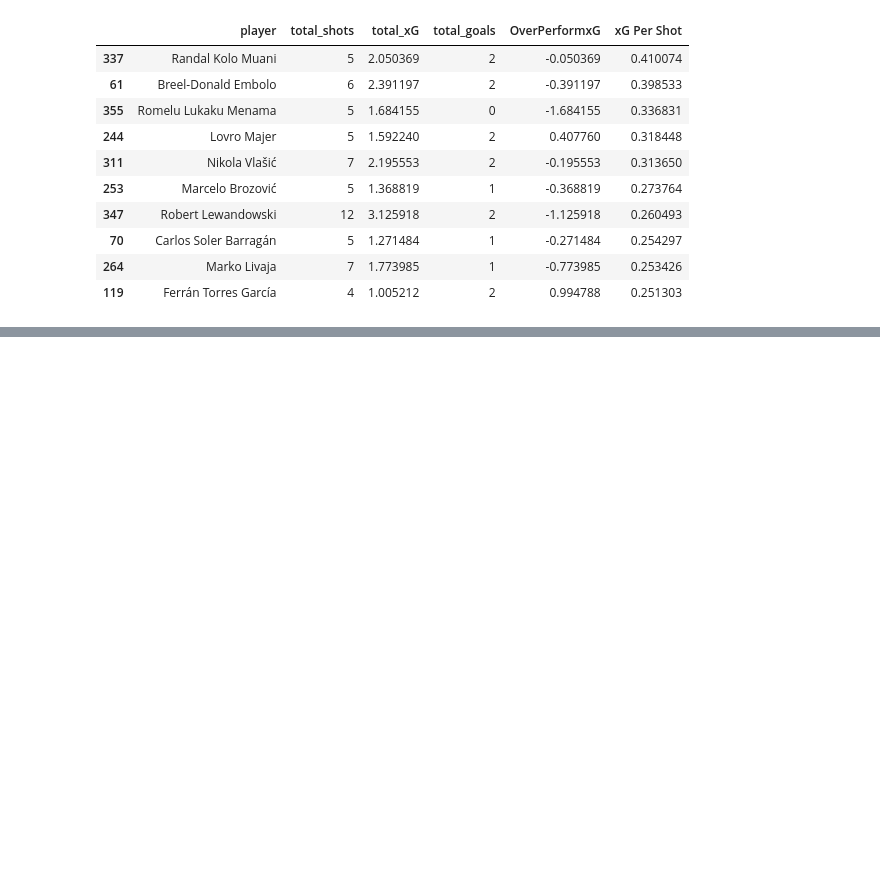
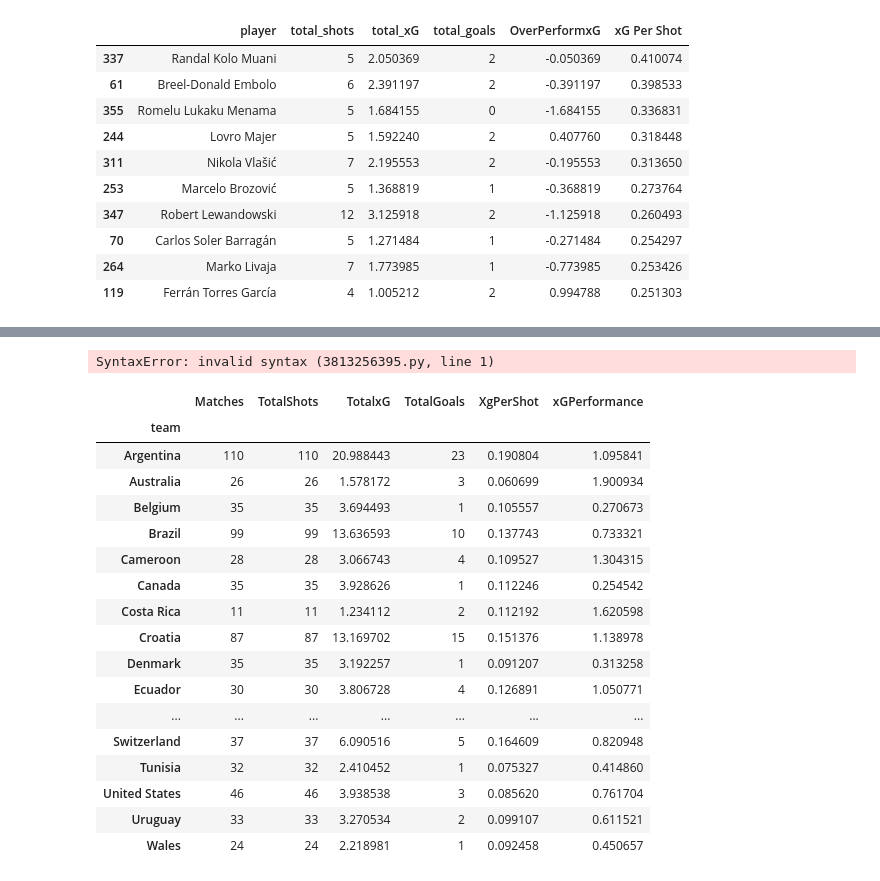
Before and after one commit to Akhilmehra22/analytics-portfolio, a Jupyter notebook: fifa/Fifa-exploration.ipynb, the cells around one changed output, grey strips where cells are left out. Cells and saved outputs as stored; diff of their text form; code cells hidden in the pictures; blank space fills up the shorter version.

Commit message:
Added team based analysis

```diff
--- a/fifa/Fifa-exploration.ipynb
+++ b/fifa/Fifa-exploration.ipynb
@@ -838,0 +896,27 @@ player_tournament_stats.to_csv("C:/Users/admin/Documents/Projects/analytics-port
+# %%
+Team_df[['XgPerShot'] = Team_df['TotalxG']/Team_df['TotalShots']
+# %% [output]
+SyntaxError: invalid syntax (3813256395.py, line 1)
+# %%
+Team_df['xGPerformance'] = Team_df['TotalGoals']/Team_df['TotalxG']
+# %%
+Team_df
+# %% [output]
+|  | Matches | TotalShots | TotalxG | TotalGoals | XgPerShot | xGPerformance |
+| team |  |  |  |  |  |  |
+| Argentina | 110 | 110 | 20.988443 | 23 | 0.190804 | 1.095841 |
+| Australia | 26 | 26 | 1.578172 | 3 | 0.060699 | 1.900934 |
+| Belgium | 35 | 35 | 3.694493 | 1 | 0.105557 | 0.270673 |
+| Brazil | 99 | 99 | 13.636593 | 10 | 0.137743 | 0.733321 |
+| Cameroon | 28 | 28 | 3.066743 | 4 | 0.109527 | 1.304315 |
+| Canada | 35 | 35 | 3.928626 | 1 | 0.112246 | 0.254542 |
+| Costa Rica | 11 | 11 | 1.234112 | 2 | 0.112192 | 1.620598 |
+| Croatia | 87 | 87 | 13.169702 | 15 | 0.151376 | 1.138978 |
+| Denmark | 35 | 35 | 3.192257 | 1 | 0.091207 | 0.313258 |
+| Ecuador | 30 | 30 | 3.806728 | 4 | 0.126891 | 1.050771 |
+| ... | ... | ... | ... | ... | ... | ... |
+| Switzerland | 37 | 37 | 6.090516 | 5 | 0.164609 | 0.820948 |
+| Tunisia | 32 | 32 | 2.410452 | 1 | 0.075327 | 0.414860 |
+| United States | 46 | 46 | 3.938538 | 3 | 0.085620 | 0.761704 |
+| Uruguay | 33 | 33 | 3.270534 | 2 | 0.099107 | 0.611521 |
+| Wales | 24 | 24 | 2.218981 | 1 | 0.092458 | 0.450657 |
```
Also changed, not shown: parts of 8 cells of this notebook, 1 other file.
